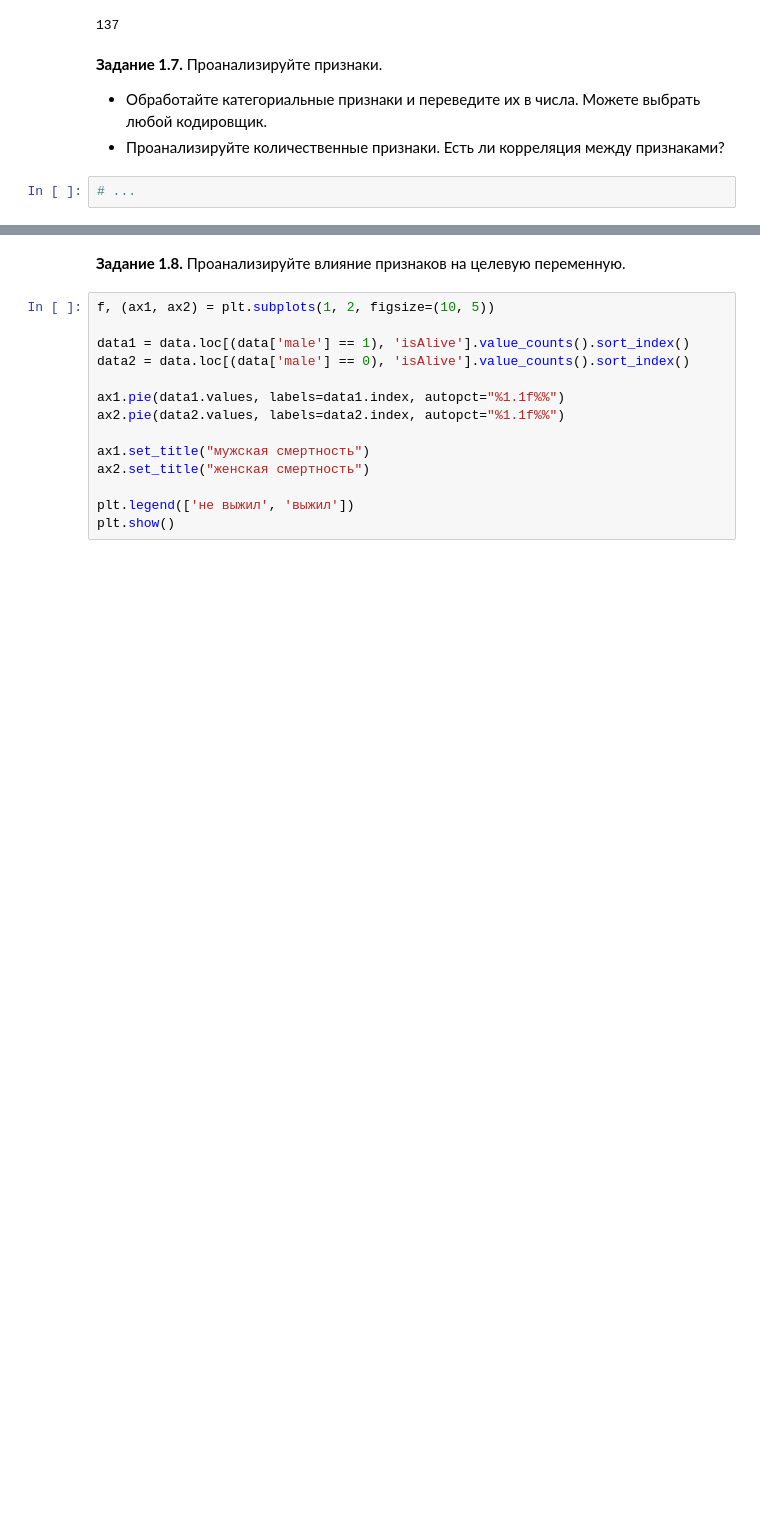
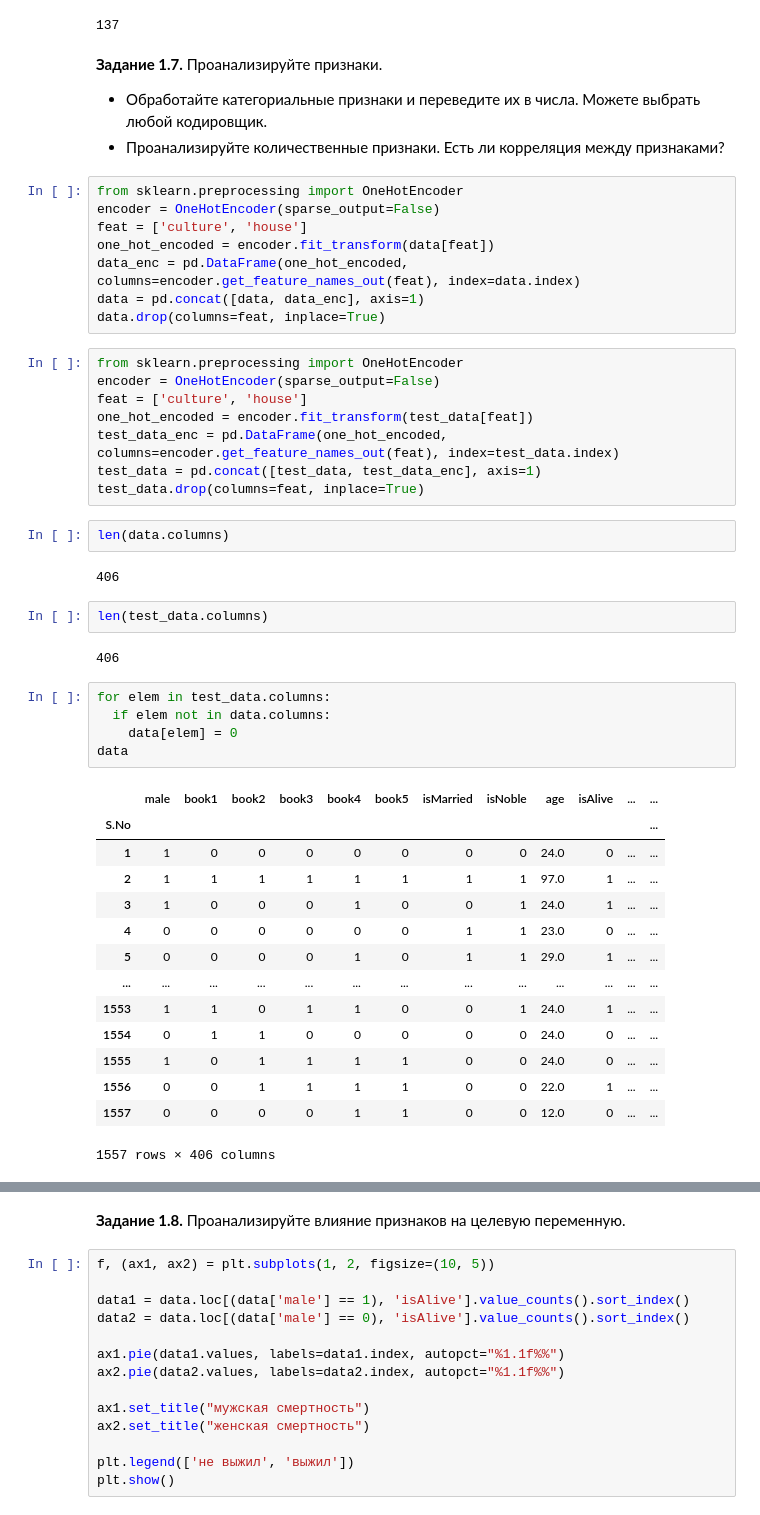
Before and after one commit to MT4BWUA/DL-school-tasks, a Jupyter notebook: week_01_ml_intro/Homework/hw_1_game_of_thrones.ipynb, the cells around one changed output, grey strips where cells are left out. Drawn from its saved outputs; the diff is of its cells as text; blank space fills up the shorter version.

```diff
--- a/week_01_ml_intro/Homework/hw_1_game_of_thrones.ipynb
+++ b/week_01_ml_intro/Homework/hw_1_game_of_thrones.ipynb
@@ -425,5 +449,47 @@ len(test_data.house.value_counts().index)
 **Задание 1.7.** Проанализируйте признаки.
   * Обработайте категориальные признаки и переведите их в числа. Можете выбрать любой кодировщик.
   * Проанализируйте количественные признаки. Есть ли корреляция между признаками?
-# %%
-# ...
+# %%
+from sklearn.preprocessing import OneHotEncoder
+encoder = OneHotEncoder(sparse_output=False)
+feat = ['culture', 'house']
+one_hot_encoded = encoder.fit_transform(data[feat])
+data_enc = pd.DataFrame(one_hot_encoded, columns=encoder.get_feature_names_out(feat), index=data.index)
+data = pd.concat([data, data_enc], axis=1)
+data.drop(columns=feat, inplace=True)
+# %%
+from sklearn.preprocessing import OneHotEncoder
+encoder = OneHotEncoder(sparse_output=False)
+feat = ['culture', 'house']
+one_hot_encoded = encoder.fit_transform(test_data[feat])
+test_data_enc = pd.DataFrame(one_hot_encoded, columns=encoder.get_feature_names_out(feat), index=test_data.index)
+test_data = pd.concat([test_data, test_data_enc], axis=1)
+test_data.drop(columns=feat, inplace=True)
+# %%
+len(data.columns)
+# %% [output]
+406
+# %%
+len(test_data.columns)
+# %% [output]
+406
+# %%
+for elem in test_data.columns:
+  if elem not in data.columns:
+    data[elem] = 0
+data
+# %% [output]
+|  | male | book1 | book2 | book3 | book4 | book5 | isMarried | isNoble | age | isAlive | ... | ... |
+| S.No |  |  |  |  |  |  |  |  |  |  |  | ... |
+| 1 | 1 | 0 | 0 | 0 | 0 | 0 | 0 | 0 | 24.0 | 0 | ... | ... |
+| 2 | 1 | 1 | 1 | 1 | 1 | 1 | 1 | 1 | 97.0 | 1 | ... | ... |
+| 3 | 1 | 0 | 0 | 0 | 1 | 0 | 0 | 1 | 24.0 | 1 | ... | ... |
+| 4 | 0 | 0 | 0 | 0 | 0 | 0 | 1 | 1 | 23.0 | 0 | ... | ... |
+| 5 | 0 | 0 | 0 | 0 | 1 | 0 | 1 | 1 | 29.0 | 1 | ... | ... |
+| ... | ... | ... | ... | ... | ... | ... | ... | ... | ... | ... | ... | ... |
+| 1553 | 1 | 1 | 0 | 1 | 1 | 0 | 0 | 1 | 24.0 | 1 | ... | ... |
+| 1554 | 0 | 1 | 1 | 0 | 0 | 0 | 0 | 0 | 24.0 | 0 | ... | ... |
+| 1555 | 1 | 0 | 1 | 1 | 1 | 1 | 0 | 0 | 24.0 | 0 | ... | ... |
+| 1556 | 0 | 0 | 1 | 1 | 1 | 1 | 0 | 0 | 22.0 | 1 | ... | ... |
+| 1557 | 0 | 0 | 0 | 0 | 1 | 1 | 0 | 0 | 12.0 | 0 | ... | ... |
+1557 rows × 406 columns
```
Also changed, not shown: parts of 22 cells of this notebook.
